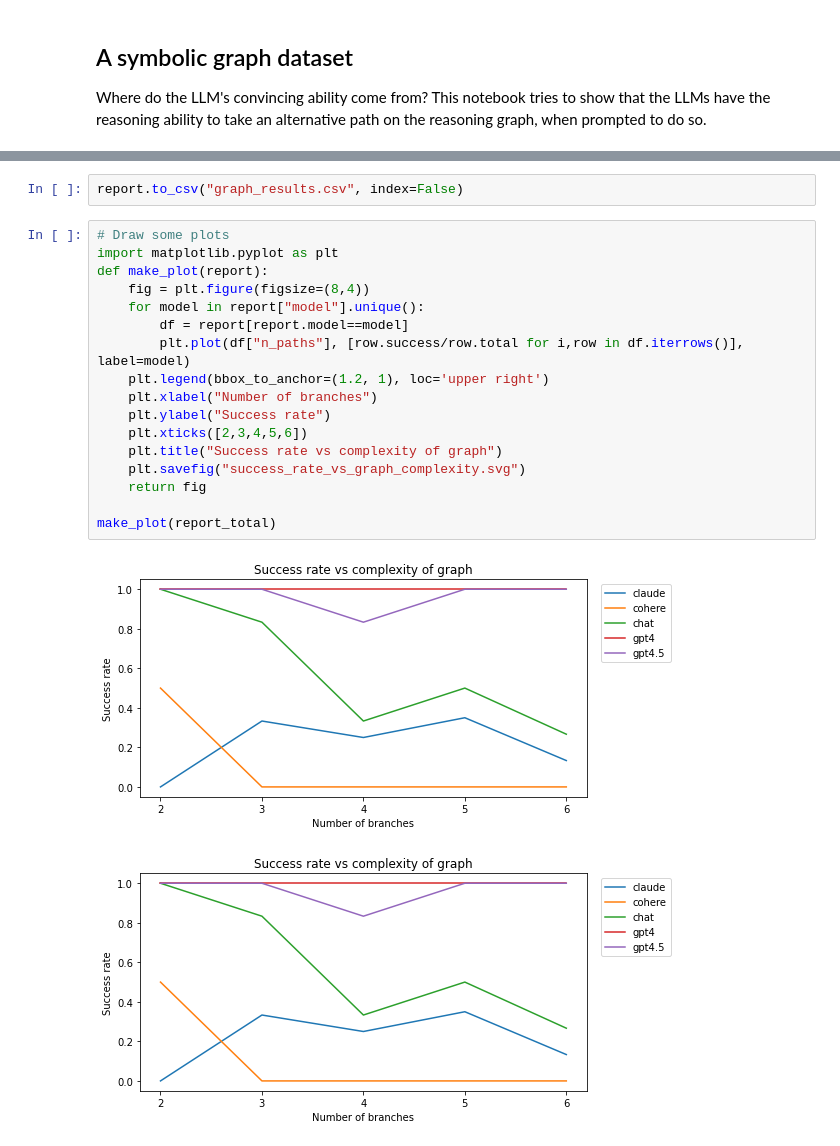
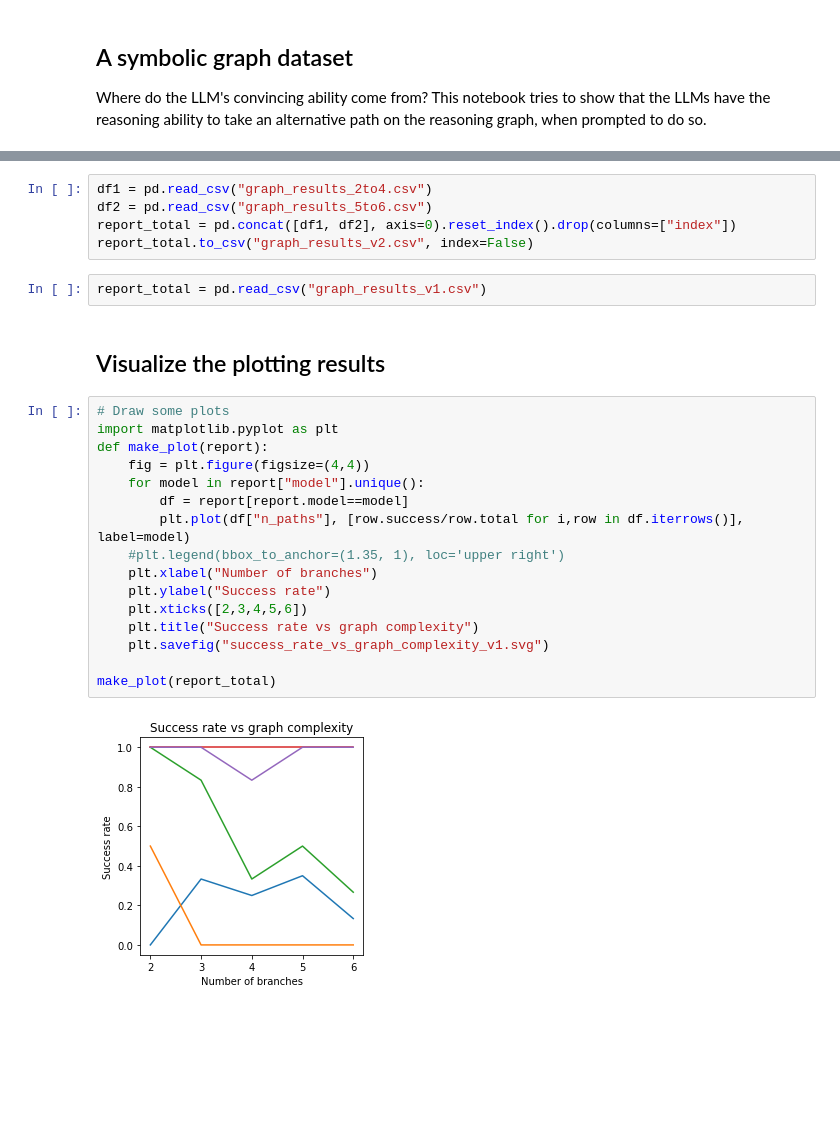
Before and after one commit to ZiningZhu/adversarial_helpfulness, a Jupyter notebook: notebooks/generate_graph_example.ipynb, the cells around one changed output, grey strips where cells are left out. Saved outputs shown, nothing was run; the diff lists cells and outputs as text; blank space fills up the shorter version.

```diff
--- a/notebooks/generate_graph_example.ipynb
+++ b/notebooks/generate_graph_example.ipynb
@@ -182,22 +260,27 @@ n_paths=6, path_len=6, total_count=30, correct_count=30
-# %%
-report.to_csv("graph_results.csv", index=False)
+# %%
+df1 = pd.read_csv("graph_results_2to4.csv")
+df2 = pd.read_csv("graph_results_5to6.csv")
+report_total = pd.concat([df1, df2], axis=0).reset_index().drop(columns=["index"])
+report_total.to_csv("graph_results_v2.csv", index=False)
+# %%
+report_total = pd.read_csv("graph_results_v1.csv")
+# %% [markdown]
+## Visualize the plotting results
 # %%
 # Draw some plots
 import matplotlib.pyplot as plt
 def make_plot(report):
-    fig = plt.figure(figsize=(8,4))
+    fig = plt.figure(figsize=(4,4))
     for model in report["model"].unique():
         df = report[report.model==model]
         plt.plot(df["n_paths"], [row.success/row.total for i,row in df.iterrows()], label=model)
-    plt.legend(bbox_to_anchor=(1.2, 1), loc='upper right')
+    #plt.legend(bbox_to_anchor=(1.35, 1), loc='upper right')
     plt.xlabel("Number of branches")
     plt.ylabel("Success rate")
     plt.xticks([2,3,4,5,6])
-    plt.title("Success rate vs complexity of graph")
-    plt.savefig("success_rate_vs_graph_complexity.svg")
-    return fig
+    plt.title("Success rate vs graph complexity")
+    plt.savefig("success_rate_vs_graph_complexity_v1.svg")
 
 make_plot(report_total)
 # %% [output]
-[figure, old version]
+[figure, new version]
-[figure, removed]
```
Also changed, not shown: parts of 4 cells of this notebook, 2 other files.
